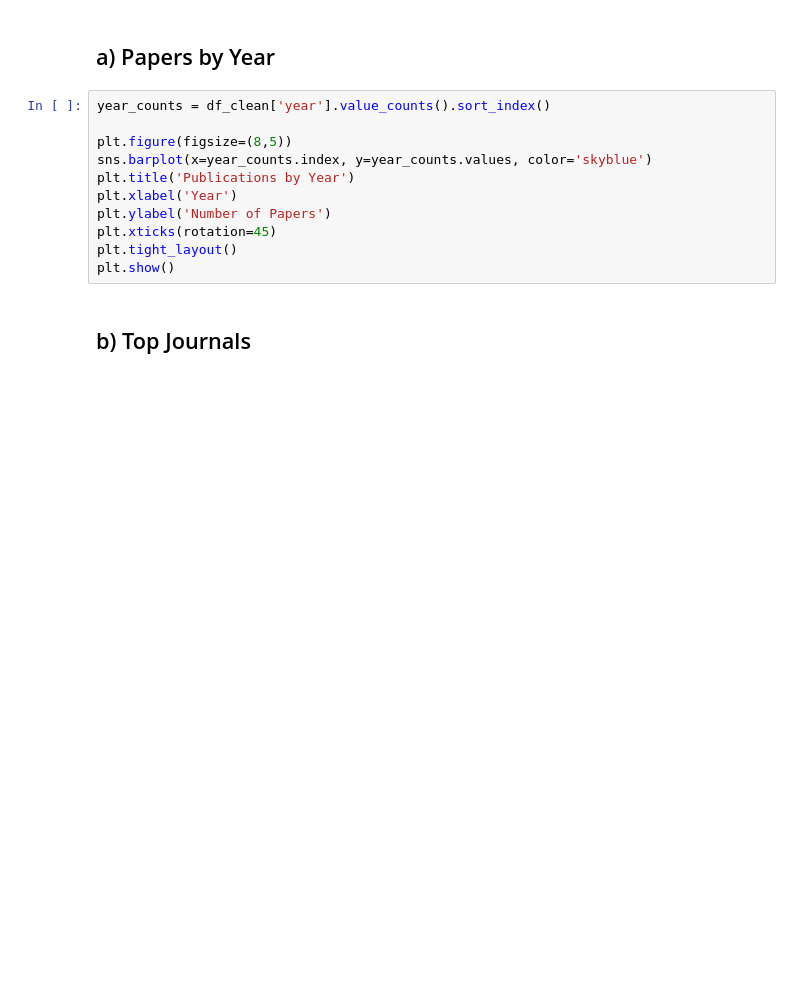
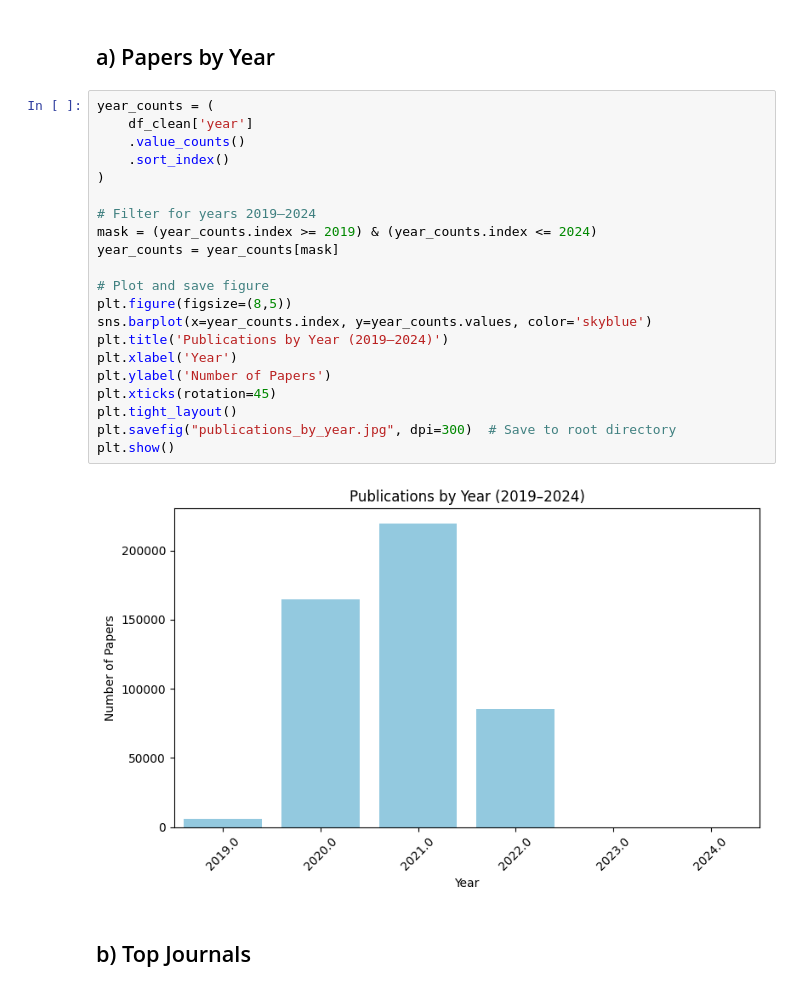
Before and after one commit to ClementNdome/plp-Frameworks_Assignment, a Jupyter notebook: notebooks/cord19_exploration.ipynb, the cells around one changed output. Cells and saved outputs as stored; diff of their text form; blank space fills up the shorter version.

```diff
--- a/notebooks/cord19_exploration.ipynb
+++ b/notebooks/cord19_exploration.ipynb
@@ -35,16 +61,28 @@ NameError: name 'df' is not defined
 # %% [markdown]
 ## a) Papers by Year
 # %%
-year_counts = df_clean['year'].value_counts().sort_index()
+year_counts = (
+    df_clean['year']
+    .value_counts()
+    .sort_index()
+)
 
+# Filter for years 2019–2024
+mask = (year_counts.index >= 2019) & (year_counts.index <= 2024)
+year_counts = year_counts[mask]
+
+# Plot and save figure
 plt.figure(figsize=(8,5))
 sns.barplot(x=year_counts.index, y=year_counts.values, color='skyblue')
-plt.title('Publications by Year')
+plt.title('Publications by Year (2019–2024)')
 plt.xlabel('Year')
 plt.ylabel('Number of Papers')
 plt.xticks(rotation=45)
 plt.tight_layout()
+plt.savefig("publications_by_year.jpg", dpi=300)  # Save to root directory
 plt.show()
+# %% [output]
+[figure, added]
 # %% [markdown]
 ## b) Top Journals
 # %%
```
Also changed, not shown: parts of 4 cells of this notebook, 3 other files.
